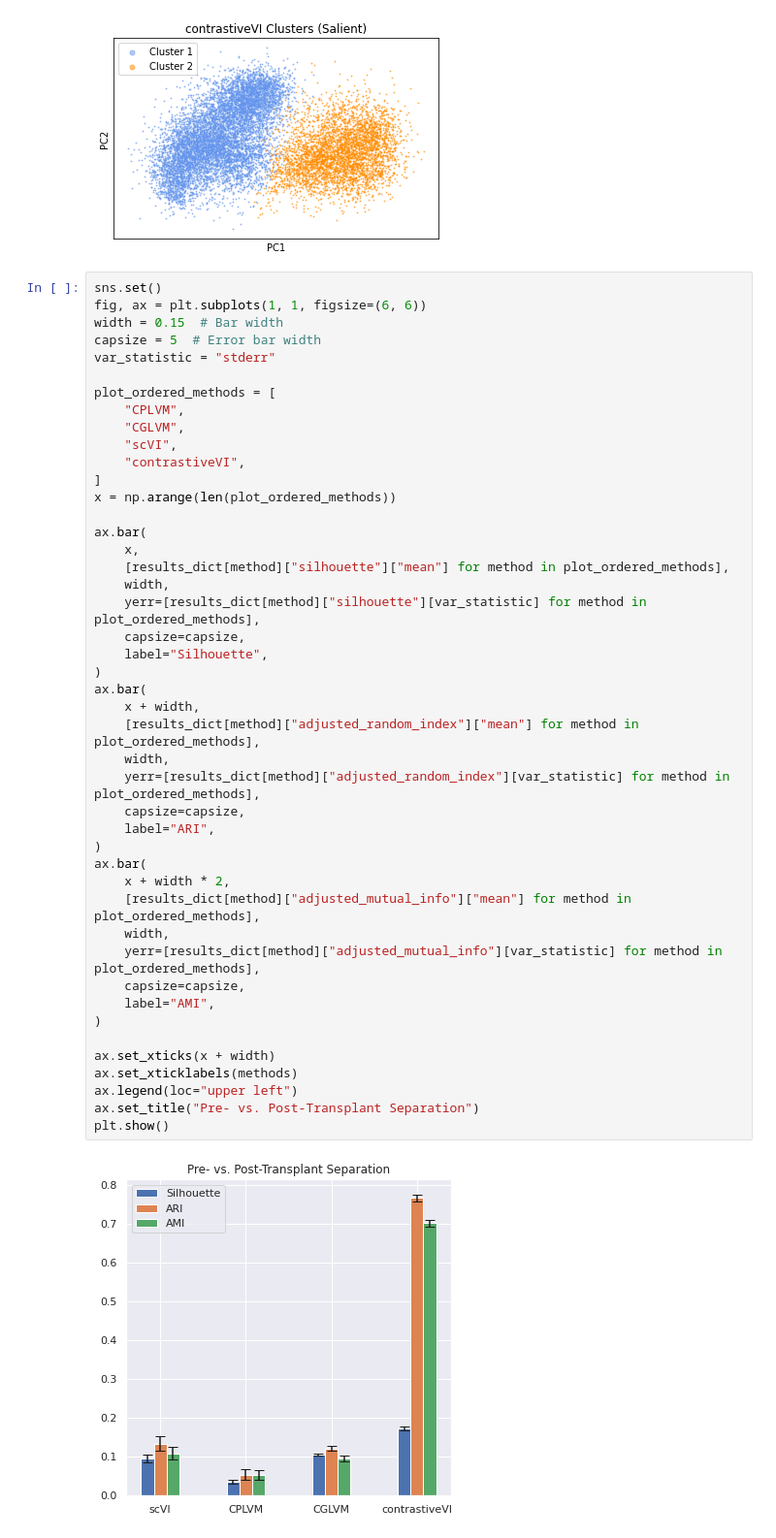
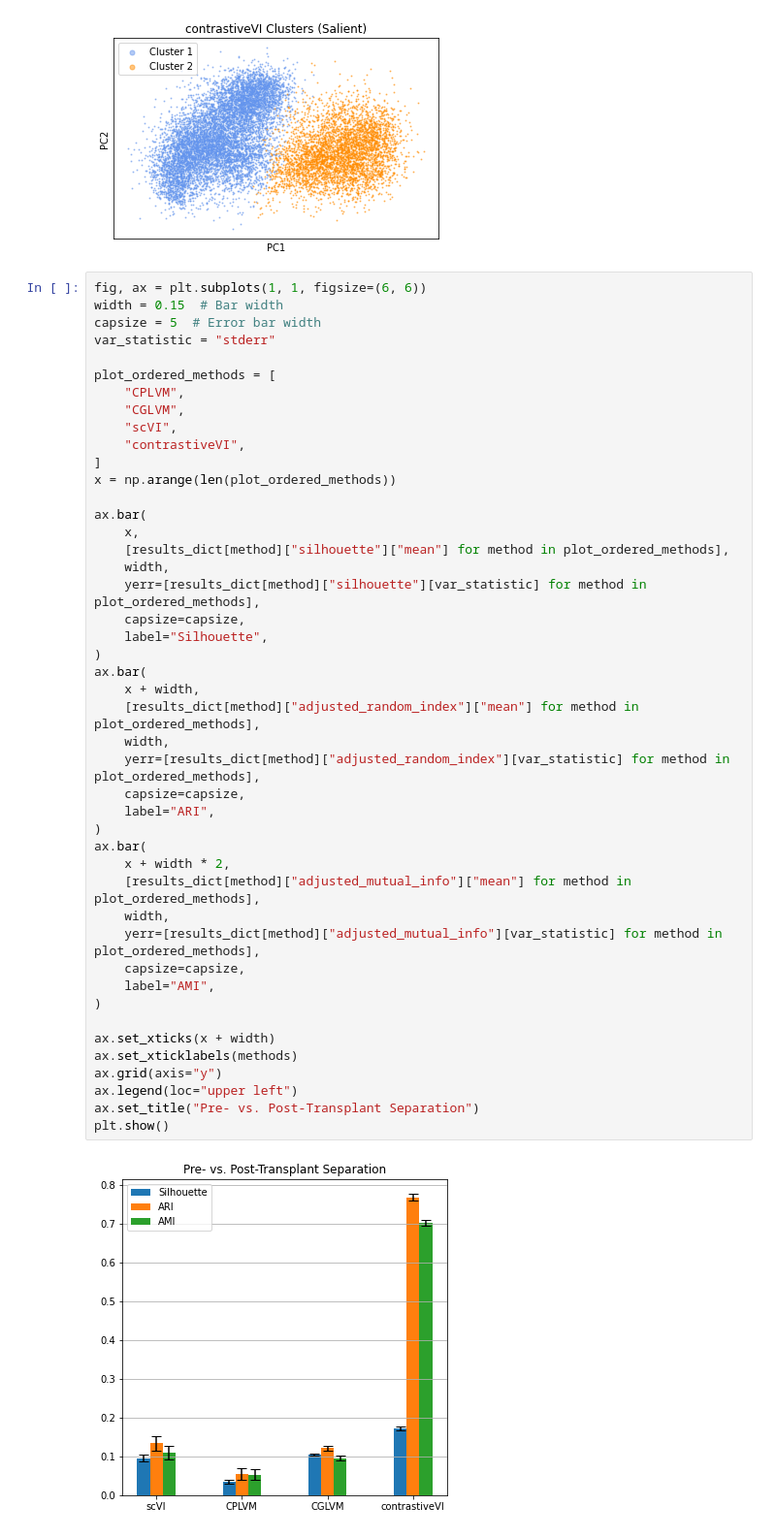
Before and after one commit to suinleelab/contrastiveVI, a Jupyter notebook: notebooks/figures/figure2_aml_results.ipynb, the cells around one changed output. Shown: that part at 97% size. Saved outputs shown, nothing was run; the diff lists cells and outputs as text.

```diff
--- a/notebooks/figures/figure2_aml_results.ipynb
+++ b/notebooks/figures/figure2_aml_results.ipynb
@@ -173,7 +173,6 @@ ax.legend(
 <matplotlib.legend.Legend at 0x...>
 [figure]
 # %%
-sns.set()
 fig, ax = plt.subplots(1, 1, figsize=(6, 6))
 width = 0.15  # Bar width
 capsize = 5  # Error bar width
@@ -191,31 +190,32 @@ ax.bar(
     x,
     [results_dict[method]["silhouette"]["mean"] for method in plot_ordered_methods],
     width,
     yerr=[results_dict[method]["silhouette"][var_statistic] for method in plot_ordered_methods],
     capsize=capsize,
     label="Silhouette",
 )
 ax.bar(
     x + width,
     [results_dict[method]["adjusted_random_index"]["mean"] for method in plot_ordered_methods],
     width,
     yerr=[results_dict[method]["adjusted_random_index"][var_statistic] for method in plot_ordered_methods],
     capsize=capsize,
     label="ARI",
 )
 ax.bar(
     x + width * 2,
     [results_dict[method]["adjusted_mutual_info"]["mean"] for method in plot_ordered_methods],
     width,
     yerr=[results_dict[method]["adjusted_mutual_info"][var_statistic] for method in plot_ordered_methods],
     capsize=capsize,
     label="AMI",
 )
 
 ax.set_xticks(x + width)
 ax.set_xticklabels(methods)
+ax.grid(axis="y")
 ax.legend(loc="upper left")
 ax.set_title("Pre- vs. Post-Transplant Separation")
 plt.show()
 # %% [output]
-[figure, old version]
+[figure, new version]
```
Also changed, not shown: 1 other file.
